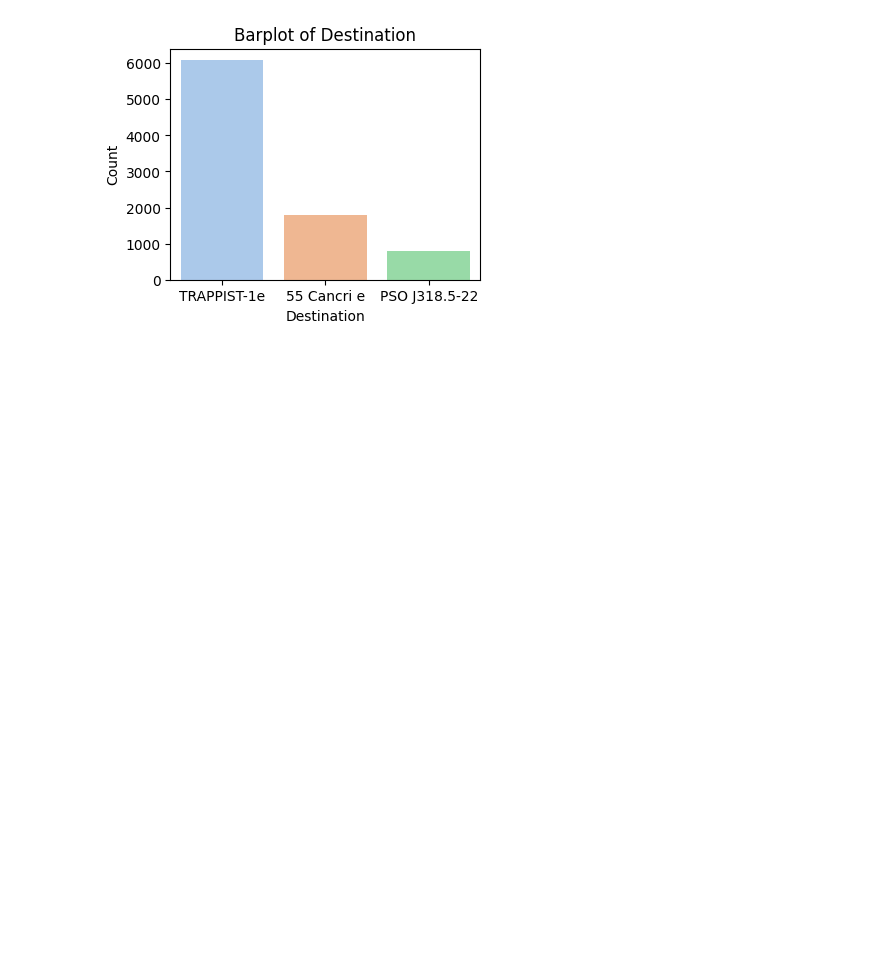
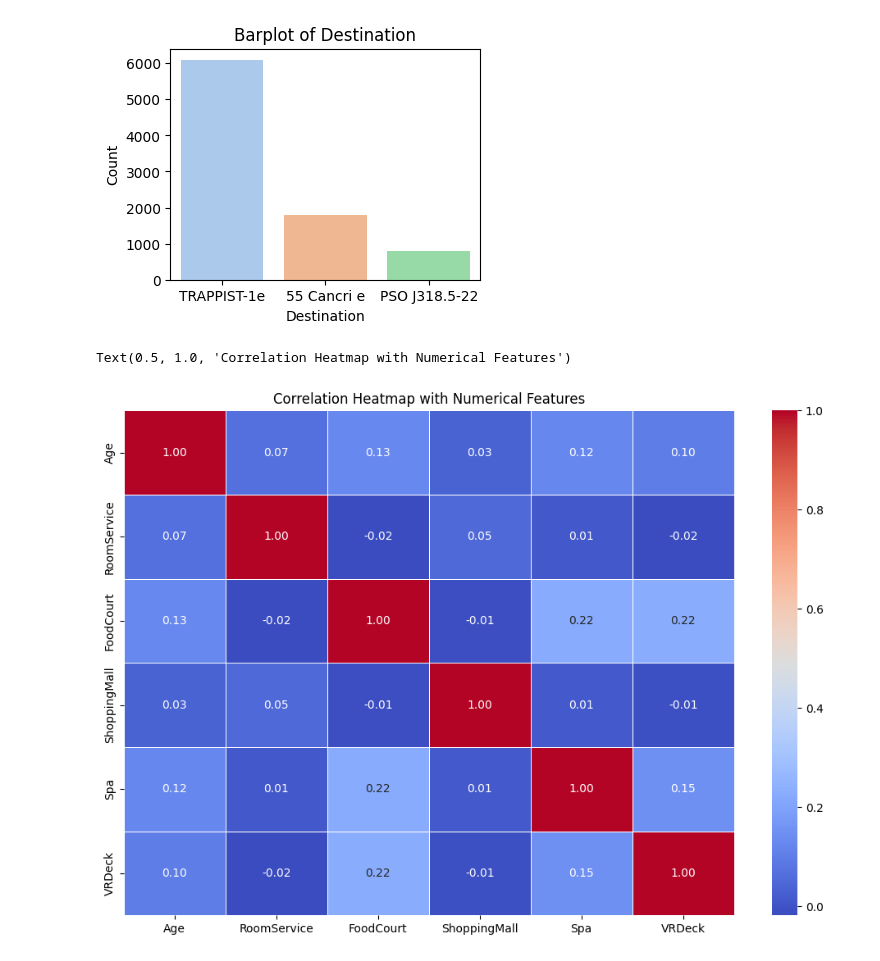
Before and after one commit to sameddemir444/spaceship-titanic-ml, a Jupyter notebook: notebook/spaceship-titanic.ipynb, the cells around one changed output. Cells and saved outputs as stored; diff of their text form; code cells hidden in the pictures; blank space fills up the shorter version.

```diff
--- a/notebook/spaceship-titanic.ipynb
+++ b/notebook/spaceship-titanic.ipynb
@@ -286,3 +286,11 @@ Passing `palette` without assigning `hue` is deprecated and will be removed in v
 [figure]
 # %%
 # Let's check correlation and multicollinearity of values with heatmap
+df_corr = df[numerical_columns].corr()
+
+plt.figure(figsize = (12,8))
+sns.heatmap(df_corr, annot = True, fmt=".2f", cmap="coolwarm", linewidths=0.5)
+plt.title("Correlation Heatmap with Numerical Features")
+# %% [output]
+Text(0.5, 1.0, 'Correlation Heatmap with Numerical Features')
+[figure, added]
```
Also changed, not shown: parts of 4 cells of this notebook.
